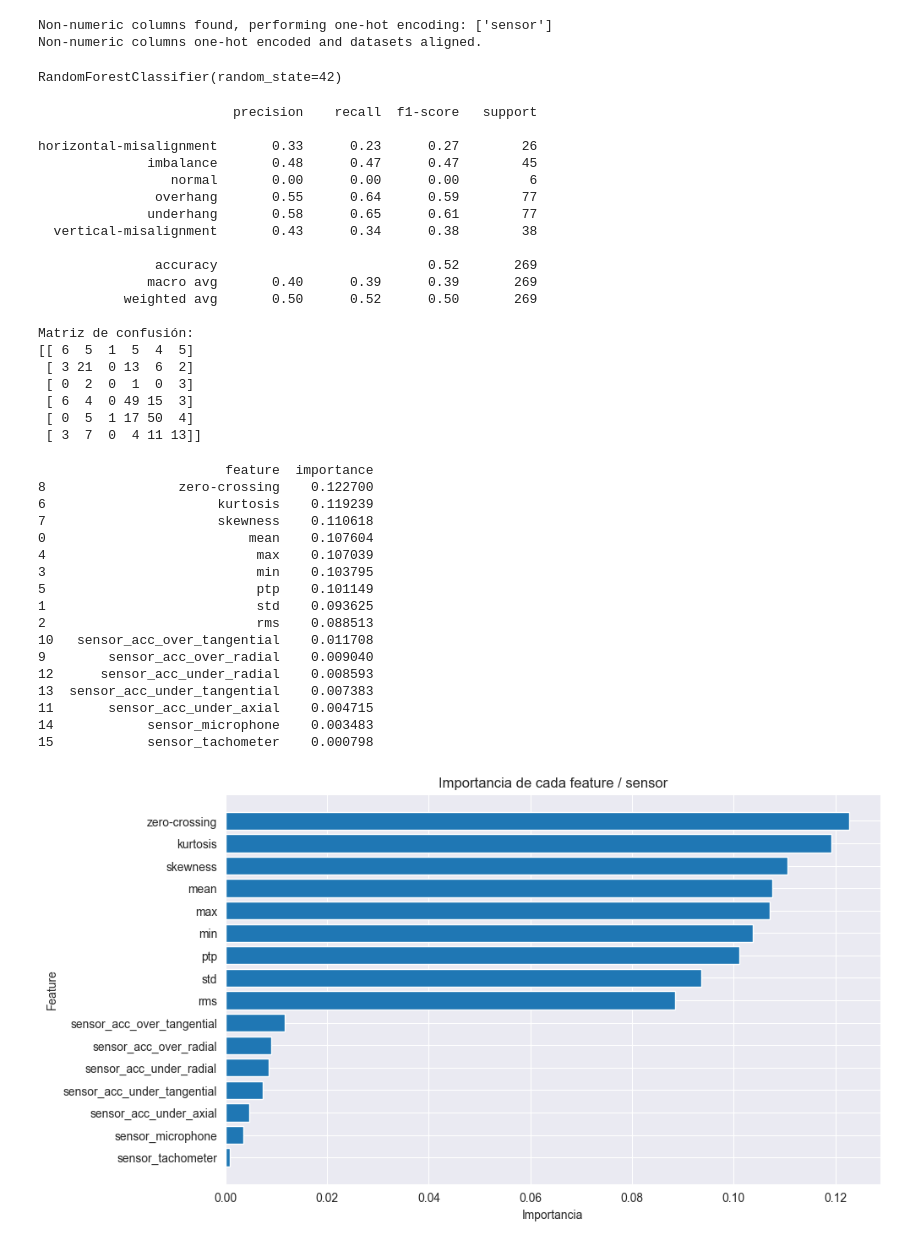
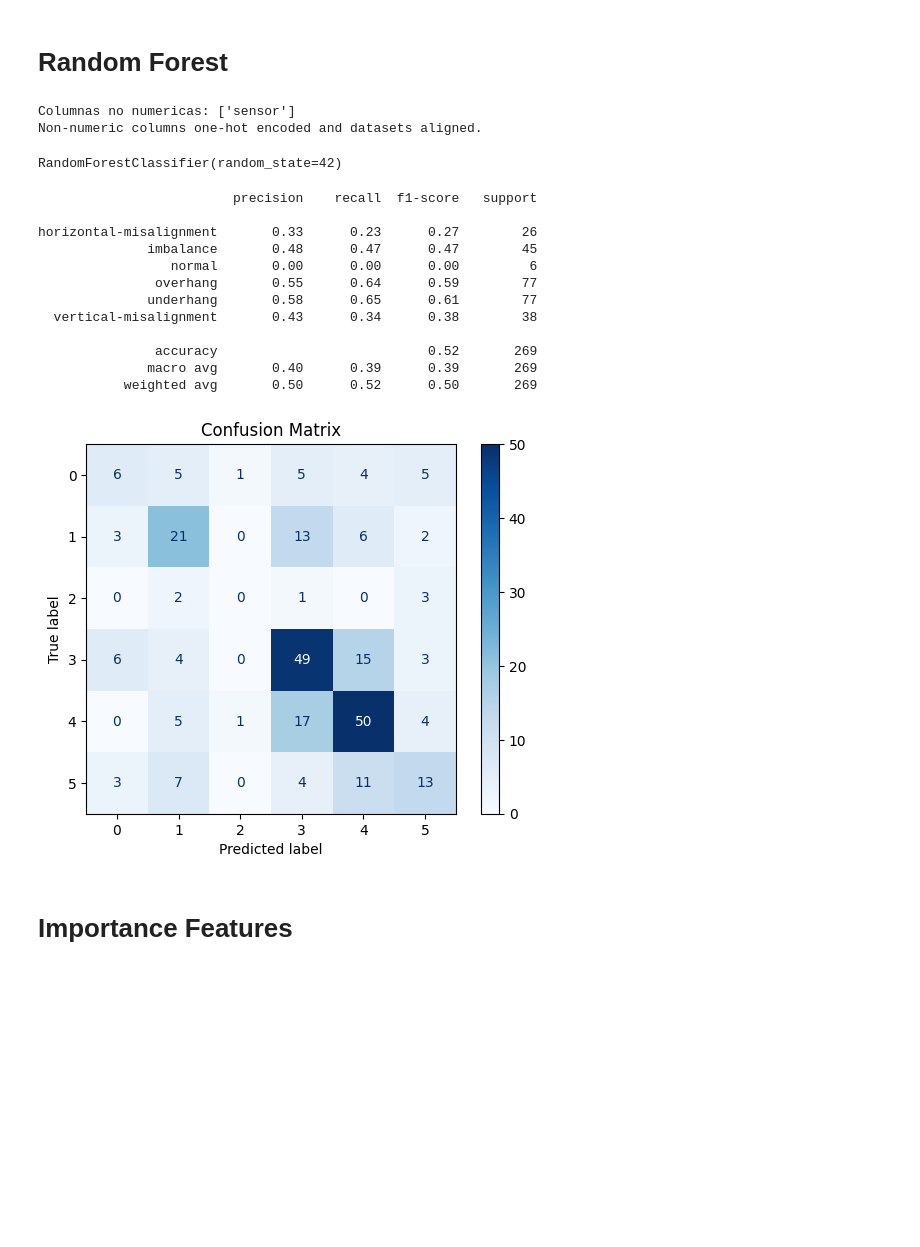
Before and after one commit to palvcam/grupo1reto2, a Jupyter notebook: Modelos.ipynb, the cells around one changed output. Cells and saved outputs as stored; diff of their text form; code cells hidden in the pictures; blank space fills up the shorter version.

Commit message:
Importance features

```diff
--- a/Modelos.ipynb
+++ b/Modelos.ipynb
@@ -12,6 +15,8 @@ import matplotlib.pyplot as plt
 from pathlib import Path
 # %%
 df = pd.read_csv("temporal_features2.csv")
+# %% [markdown]
+# Random Forest
 # %%
 y = df['condition']
 X = df.drop(columns=['condition'])
@@ -19,24 +24,19 @@ X_train, X_test, y_train, y_test = train_test_split(X, y, test_size=0.2, random_
 # %%
 rf = RandomForestClassifier(random_state=42)
 
-# Identify non-numeric columns in X_train
 non_numeric_cols = X_train.select_dtypes(include=['object']).columns
 
 if len(non_numeric_cols) > 0:
-    print(f"Non-numeric columns found, performing one-hot encoding: {non_numeric_cols.tolist()}")
+    print(f"Columnas no numericas: {non_numeric_cols.tolist()}")
 
-    # Apply one-hot encoding to X_train and X_test
     # Using drop_first=True to avoid multicollinearity
     X_train_encoded = pd.get_dummies(X_train, columns=non_numeric_cols, drop_first=True)
     X_test_encoded = pd.get_dummies(X_test, columns=non_numeric_cols, drop_first=True)
 
-    # Align columns - crucial for consistency between train and test sets
-    # Get all column names from the training set after encoding
     train_cols = X_train_encoded.columns
-    # Reindex the test set to match the training set columns, filling missing with 0
     X_test_aligned = X_test_encoded.reindex(columns=train_cols, fill_value=0)
 
-    # Update X_train and X_test to their encoded versions
+
     X_train = X_train_encoded
     X_test = X_test_aligned
     print("Non-numeric columns one-hot encoded and datasets aligned.")
@@ -45,65 +45,35 @@ else:
 
 rf.fit(X_train, y_train)
 # %% [output]
-Non-numeric columns found, performing one-hot encoding: ['sensor']
+Columnas no numericas: ['sensor']
 Non-numeric columns one-hot encoded and datasets aligned.
 RandomForestClassifier(random_state=42)
 # %%
 y_pred = rf.predict(X_test)
+
 print(classification_report(y_test, y_pred))
-print("Matriz de confusión:")
-print(confusion_matrix(y_test, y_pred))
+
+
+cm = confusion_matrix(y_test, y_pred)
+
+disp = ConfusionMatrixDisplay(confusion_matrix=cm)
+disp.plot(cmap="Blues", values_format="d")
+
+plt.title("Confusion Matrix")
+plt.show()
 # %% [output]
                          precision    recall  f1-score   support
 
 horizontal-misalignment       0.33      0.23      0.27        26
               imbalance       0.48      0.47      0.47        45
                  normal       0.00      0.00      0.00         6
                overhang       0.55      0.64      0.59        77
               underhang       0.58      0.65      0.61        77
   vertical-misalignment       0.43      0.34      0.38        38
 
                accuracy                           0.52       269
               macro avg       0.40      0.39      0.39       269
            weighted avg       0.50      0.52      0.50       269
-
-Matriz de confusión:
-[[ 6  5  1  5  4  5]
- [ 3 21  0 13  6  2]
- [ 0  2  0  1  0  3]
- [ 6  4  0 49 15  3]
- [ 0  5  1 17 50  4]
- [ 3  7  0  4 11 13]]
+[figure, added]
-# %%
-importances = rf.feature_importances_
-feature_names = X_train.columns  # Use X_train.columns which reflect the encoded features
-feat_imp_df = pd.DataFrame({'feature': feature_names, 'importance': importances})
-feat_imp_df = feat_imp_df.sort_values(by='importance', ascending=False)
-print(feat_imp_df)
-
-plt.figure(figsize=(10,6))
-plt.barh(feat_imp_df['feature'], feat_imp_df['importance'])
-plt.xlabel('Importancia')
-plt.ylabel('Feature')
-plt.title('Importancia de cada feature / sensor')
-plt.gca().invert_yaxis()
-plt.show()
-# %% [output]
-                        feature  importance
-8                 zero-crossing    0.122700
-6                      kurtosis    0.119239
-7                      skewness    0.110618
-0                          mean    0.107604
-4                           max    0.107039
-3                           min    0.103795
-5                           ptp    0.101149
-1                           std    0.093625
-2                           rms    0.088513
-10   sensor_acc_over_tangential    0.011708
-9        sensor_acc_over_radial    0.009040
-12      sensor_acc_under_radial    0.008593
-13  sensor_acc_under_tangential    0.007383
-11       sensor_acc_under_axial    0.004715
-14            sensor_microphone    0.003483
-15            sensor_tachometer    0.000798
-[figure, removed]
+# %% [markdown]
+# Importance Features
```
Also changed, not shown: parts of 7 cells of this notebook.
